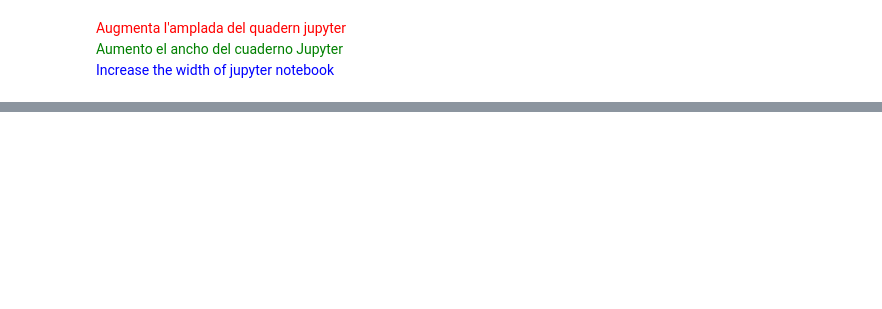
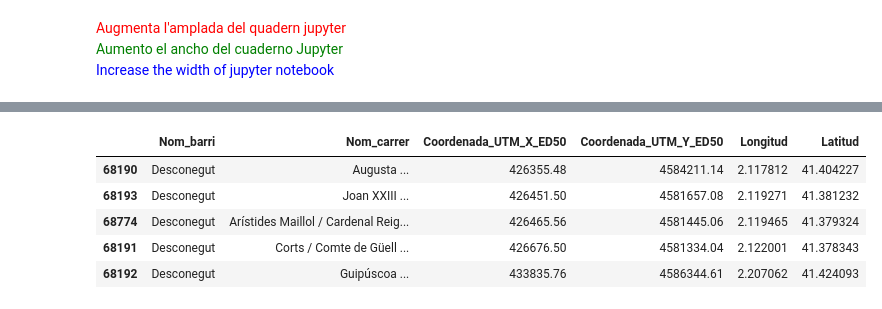
Before and after one commit to luismiguelcasadodiaz/jump2digital, a Jupyter notebook: src/accid/pre_accid.ipynb, the cells around one changed output, grey strips where cells are left out. Saved outputs shown, nothing was run; the diff lists cells and outputs as text; code cells hidden in the pictures; blank space fills up the shorter version.

```diff
--- a/src/accid/pre_accid.ipynb
+++ b/src/accid/pre_accid.ipynb
@@ -84,6 +215,15 @@ NameError: name 'files' is not defined
 # %%
 df =  accid[accid["Codi_districte"] == -1]
 df.describe()
+# %%
+accid[drop_mask][["Nom_barri", "Nom_carrer","Coordenada_UTM_X_ED50", "Coordenada_UTM_Y_ED50", "Longitud",	"Latitud"]].tail(5).sort_values(by="Longitud")
+# %% [output]
+|  | Nom_barri | Nom_carrer | Coordenada_UTM_X_ED50 | Coordenada_UTM_Y_ED50 | Longitud | Latitud |
+| 68190 | Desconegut | Augusta ... | 426355.48 | 4584211.14 | 2.117812 | 41.404227 |
+| 68193 | Desconegut | Joan XXIII ... | 426451.50 | 4581657.08 | 2.119271 | 41.381232 |
+| 68774 | Desconegut | Arístides Maillol / Cardenal Reig... | 426465.56 | 4581445.06 | 2.119465 | 41.379324 |
+| 68191 | Desconegut | Corts / Comte de Güell ... | 426676.50 | 4581334.04 | 2.122001 | 41.378343 |
+| 68192 | Desconegut | Guipúscoa ... | 433835.76 | 4586344.61 | 2.207062 | 41.424093 |
 # %%
 def save_transformed(df):
     print("Saving transformed data.....")
```
Also changed, not shown: parts of 16 cells of this notebook, 13 other files.
